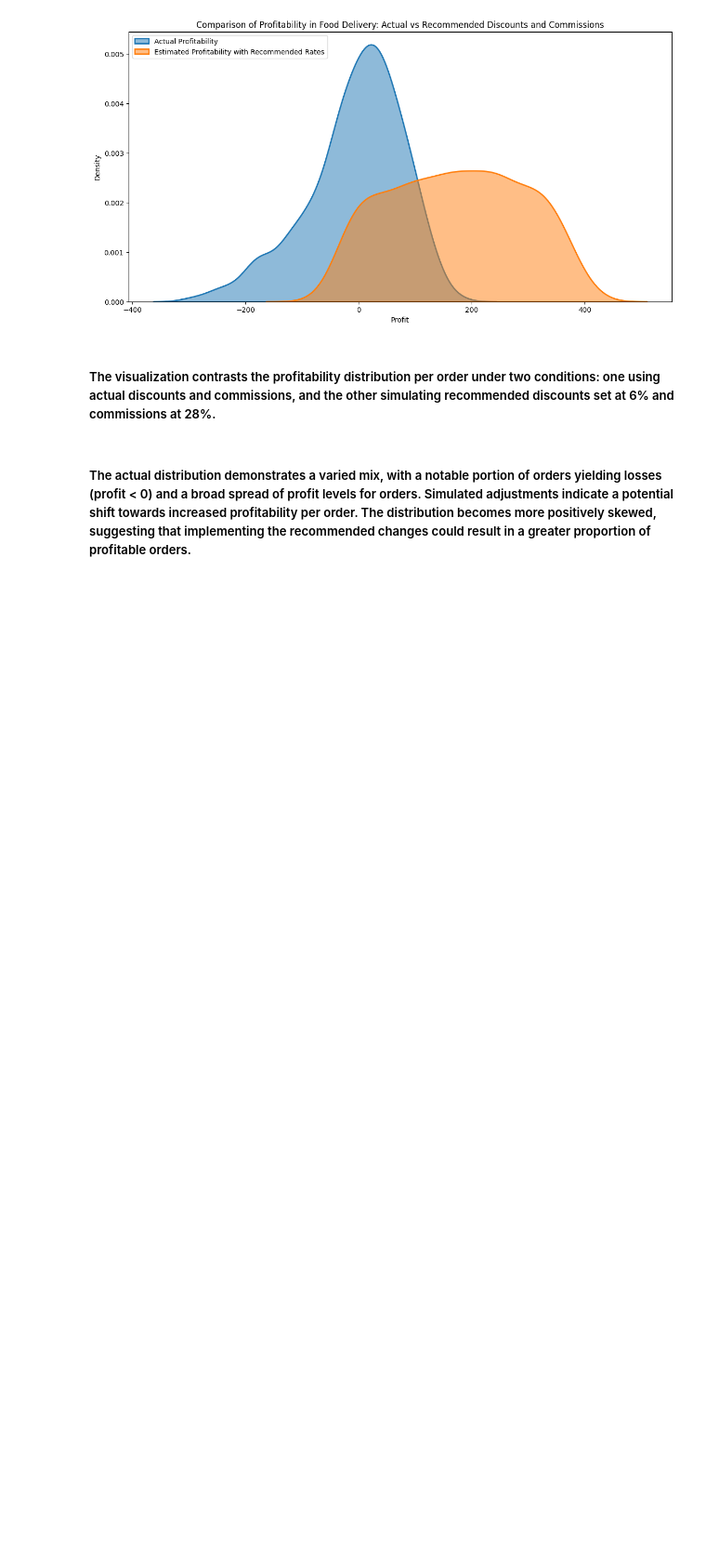
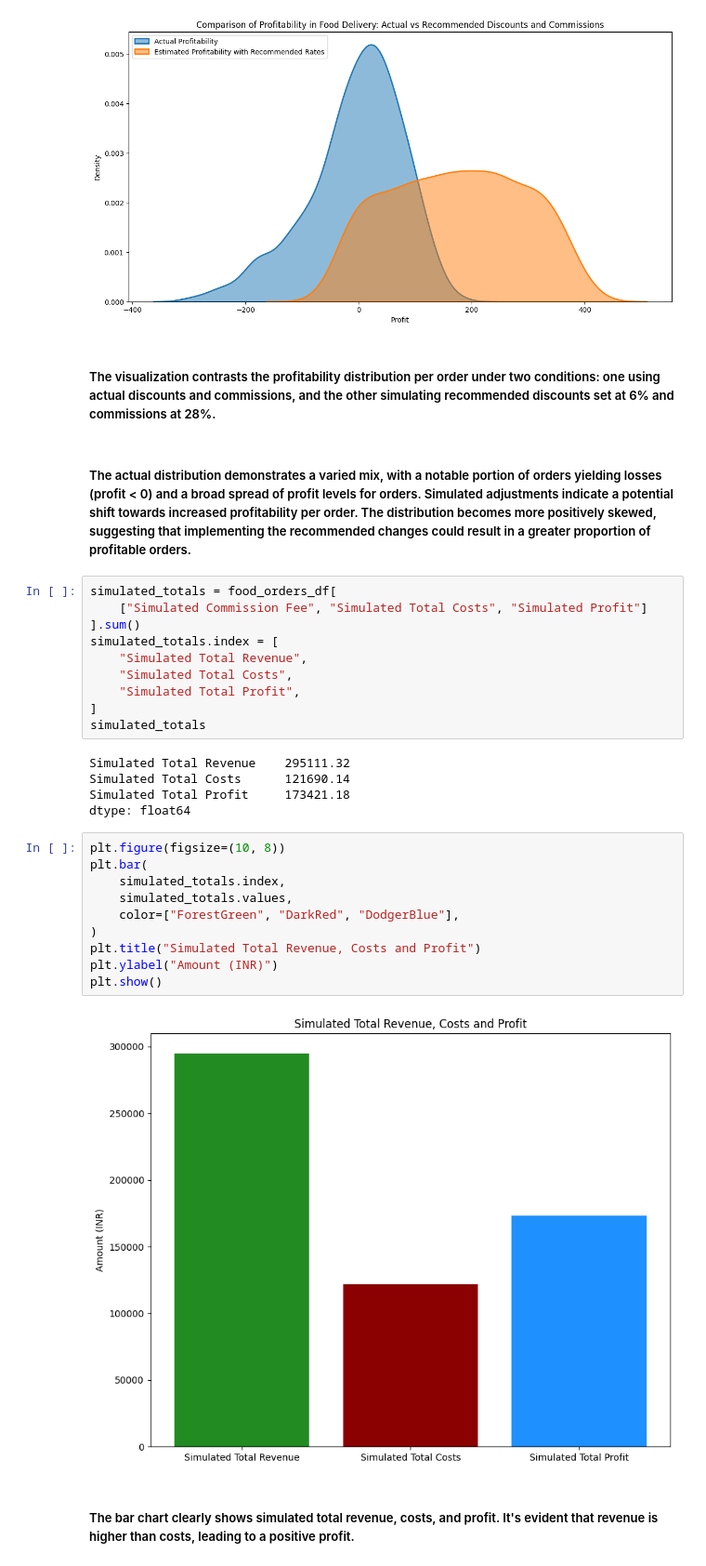
Before and after one commit to ajithpmohan/food-delivery-cost-and-profitability-analysis-using-python, a Jupyter notebook: main.ipynb, the cells around one changed output. Shown at 93% size. Saved outputs shown, nothing was run; the diff lists cells and outputs as text; blank space fills up the shorter version.

```diff
--- a/main.ipynb
+++ b/main.ipynb
@@ -507,3 +511,32 @@ plt.show()
 ##### The visualization contrasts the profitability distribution per order under two conditions: one using actual discounts and commissions, and the other simulating recommended discounts set at 6% and commissions at 28%.
 # %% [markdown]
 ##### The actual distribution demonstrates a varied mix, with a notable portion of orders yielding losses (profit < 0) and a broad spread of profit levels for orders. Simulated adjustments indicate a potential shift towards increased profitability per order. The distribution becomes more positively skewed, suggesting that implementing the recommended changes could result in a greater proportion of profitable orders.
+# %%
+simulated_totals = food_orders_df[
+    ["Simulated Commission Fee", "Simulated Total Costs", "Simulated Profit"]
+].sum()
+simulated_totals.index = [
+    "Simulated Total Revenue",
+    "Simulated Total Costs",
+    "Simulated Total Profit",
+]
+simulated_totals
+# %% [output]
+Simulated Total Revenue    295111.32
+Simulated Total Costs      121690.14
+Simulated Total Profit     173421.18
+dtype: float64
+# %%
+plt.figure(figsize=(10, 8))
+plt.bar(
+    simulated_totals.index,
+    simulated_totals.values,
+    color=["ForestGreen", "DarkRed", "DodgerBlue"],
+)
+plt.title("Simulated Total Revenue, Costs and Profit")
+plt.ylabel("Amount (INR)")
+plt.show()
+# %% [output]
+[figure, added]
+# %% [markdown]
+##### The bar chart clearly shows simulated total revenue, costs, and profit. It's evident that revenue is higher than costs, leading to a positive profit.
```
Also changed, not shown: parts of 1 cell of this notebook.
